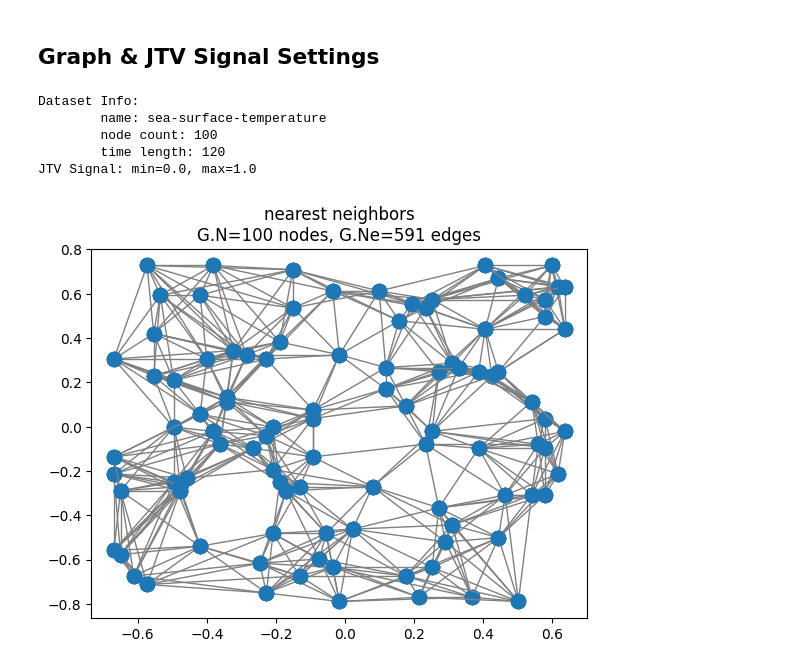
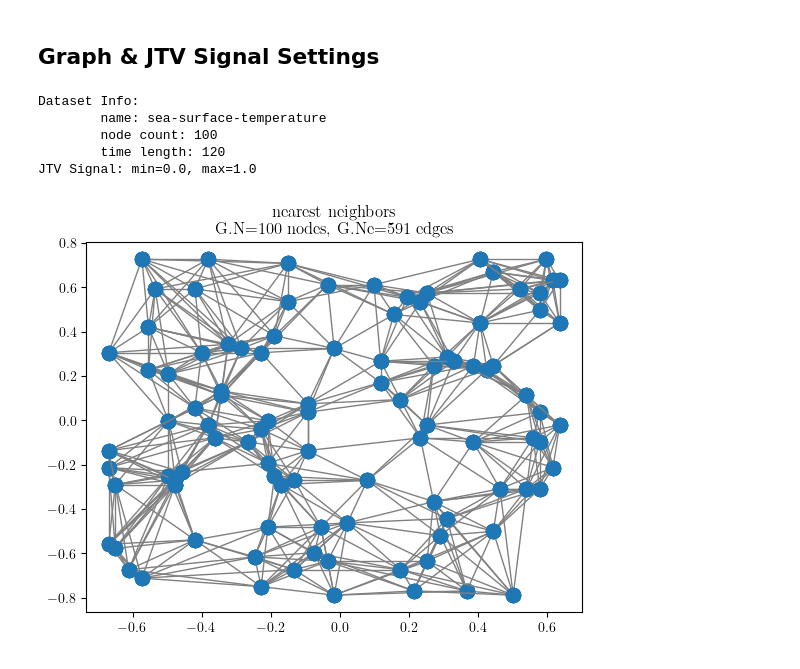
Before and after one commit to koc-lab/gfrft-unified, a Jupyter notebook: trainable/concept.ipynb, the cells around one changed output. Drawn from its saved outputs; the diff is of its cells as text; code cells hidden in the pictures.

Commit message:
feat(trainable): implement bandlimited real visual
Implement visualization for the real-world example of bandlimited
graph signal denoising in a-domain.

```diff
--- a/trainable/concept.ipynb
+++ b/trainable/concept.ipynb
@@ -1,17 +1,23 @@
 # %%
 from pathlib import Path
 
+import matplotlib.pyplot as plt
 import torch as th
 from conceptual import experiment, generate_bandlimited_experiment_data
 from torch_gfrft import EigvalSortStrategy
 from torch_gfrft.gfrft import GFRFT
 from torch_gfrft.gft import GFT
 from utils import (
+    complex_round,
     init_knn_from_mat,
     mse_loss,
     seed_everything,
     snr,
+    sort_graph_and_jtv,
 )
+
+plt.rc("text", usetex=True)
+plt.rc("font", family="serif")
 # %% [markdown]
 ## Graph & JTV Signal Settings
 # %%
@@ -25,32 +31,41 @@ EIGVAL_SORT_STRATEGY = EigvalSortStrategy.TOTAL_VARIATION
 NORMALIZE_JTV_SIGNAL = True
 GRAPH_VERBOSE = True
 DEVICE = th.device("cuda" if th.cuda.is_available() else "cpu")
+SORT = True
 # %%
 seed_everything(SEED)
 datasets_path = Path.cwd().parent.joinpath("data", "tv-graph-datasets").absolute()
 curr_dataset_path = datasets_path.joinpath("sea-surface-temperature.mat")
 graph, adjacency, jtv_signal = init_knn_from_mat(
     curr_dataset_path,
     knn_count=KNN_COUNT,
     knn_sigma=KNN_SIGMA,
     max_node_count=MAX_NODE_COUNT,
     max_time_length=MAX_TIME_LENGTH,
     device=DEVICE,
     verbose=GRAPH_VERBOSE,
 )
+
+if SORT:
+    graph, adjacency, jtv_signal = sort_graph_and_jtv(
+        graph,
+        adjacency,
+        jtv_signal,
+        lambda x: x[0] + x[1],  # sort by coordinates
+    )
 if NORMALIZE_JTV_SIGNAL:
     jtv_signal = (jtv_signal - jtv_signal.min()) / (jtv_signal.max() - jtv_signal.min())
 
 print(f"JTV Signal: min={jtv_signal.min()}, max={jtv_signal.max()}")
 gft = GFT(adjacency, EIGVAL_SORT_STRATEGY)
 gfrft = GFRFT(gft.gft_mtx)
 # %% [output]
 Dataset Info:
         name: sea-surface-temperature
         node count: 100
         time length: 120
 JTV Signal: min=0.0, max=1.0
-[figure, old version]
+[figure, new version]
 # %%
 def display_jtv_signal(graph, jtv_signal, time_instances: list[int]) -> None:
     limits = [jtv_signal.min().floor().item(), jtv_signal.max().ceil().item()]
```
Also changed, not shown: parts of 3 cells of this notebook.
